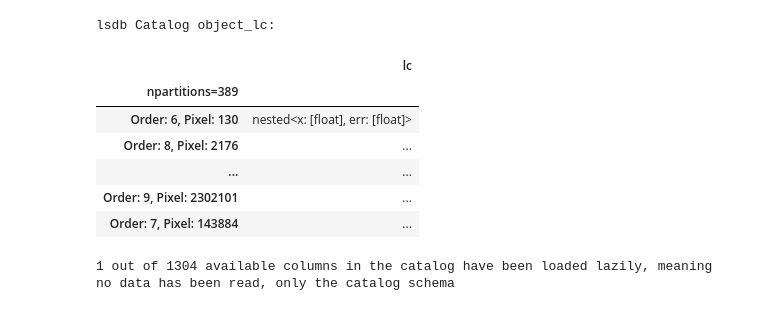
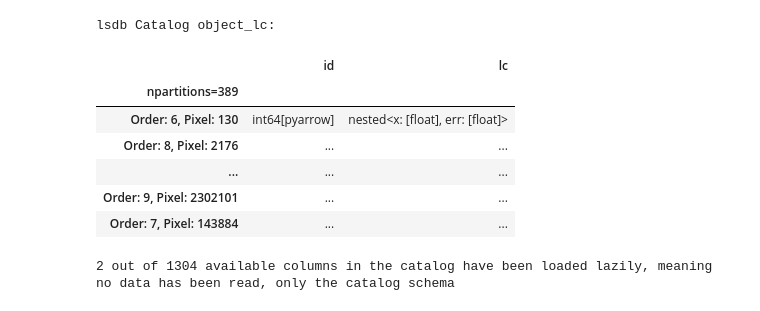
Before and after one commit to lincc-frameworks/uncle-val, a Jupyter notebook: docs/pre_executed/demo.ipynb, the cells around one changed output. Cells and saved outputs as stored; diff of their text form; code cells hidden in the pictures.

```diff
--- a/docs/pre_executed/demo.ipynb
+++ b/docs/pre_executed/demo.ipynb
@@ -23,27 +39,27 @@ assert DP1_ROOT.exists()
 # %%
 catalog = dp1_catalog_single_band(
     root=DP1_ROOT,
     band="r",
     obj="science",
     img="cal",
     phot="PSF",
     mode="forced",
 ).map_partitions(
     lambda df: df.query(
         "extendedness == 0",
     ).drop(
-        columns=["id", "r_psfMag", "coord_ra", "coord_dec", "extendedness"],
+        columns=["r_psfMag", "coord_ra", "coord_dec", "extendedness"],
     ),
 )
 catalog
 # %% [output]
 lsdb Catalog object_lc:
-|  | lc |
-| npartitions=389 |  |
-| Order: 6, Pixel: 130 | nested<x: [float], err: [float]> |
-| Order: 8, Pixel: 2176 | ... |
-| ... | ... |
-| Order: 9, Pixel: 2302101 | ... |
-| Order: 7, Pixel: 143884 | ... |
+|  | id | lc |
+| npartitions=389 |  |  |
+| Order: 6, Pixel: 130 | int64[pyarrow] | nested<x: [float], err: [float]> |
+| Order: 8, Pixel: 2176 | ... | ... |
+| ... | ... | ... |
+| Order: 9, Pixel: 2302101 | ... | ... |
+| Order: 7, Pixel: 143884 | ... | ... |
-1 out of 1304 available columns in the catalog have been loaded lazily, meaning no data has been read, only the catalog schema
+2 out of 1304 available columns in the catalog have been loaded lazily, meaning no data has been read, only the catalog schema
 # %%
```
Also changed, not shown: parts of 6 cells of this notebook, 2 other files.
